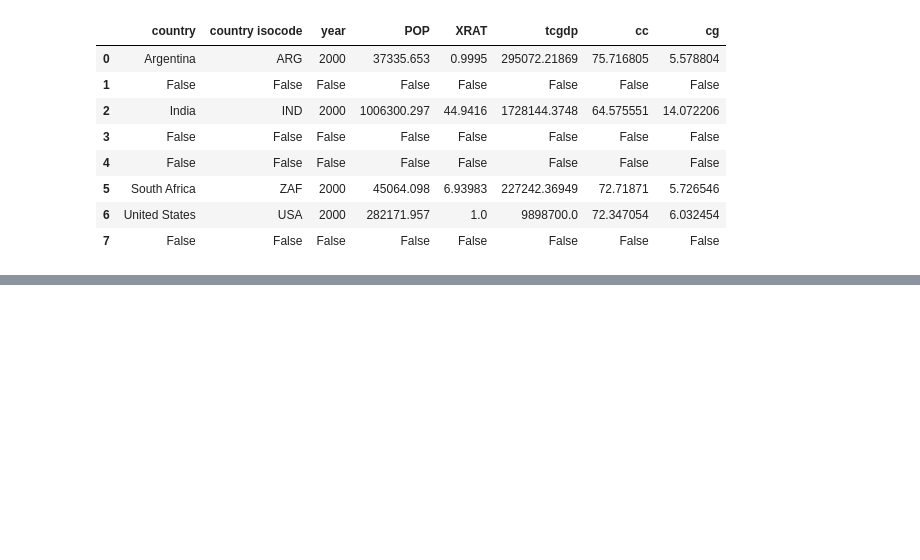
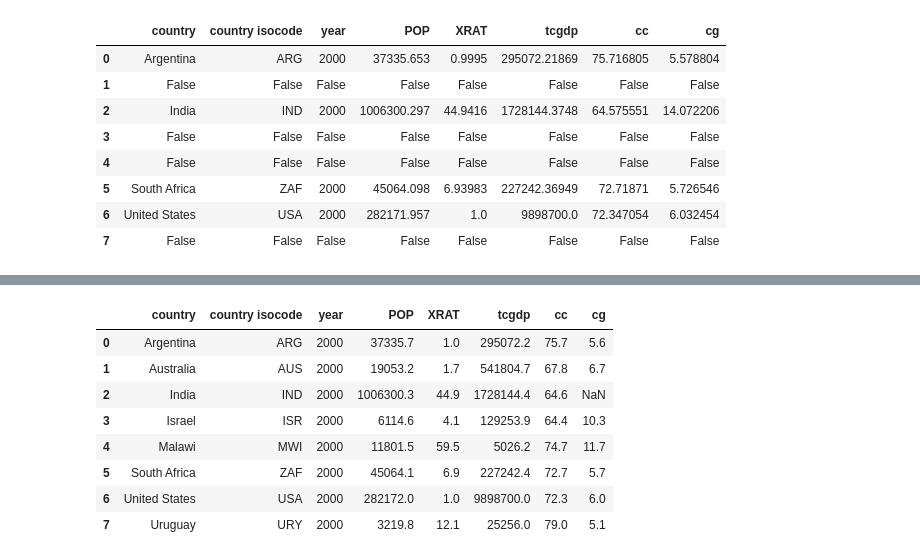
Before and after one commit to rabobahago/Python_ML_Data_Science, a Jupyter notebook: data_analyst/pandas/main.ipynb, the cells around one changed output, grey strips where cells are left out. Cells and saved outputs as stored; diff of their text form; code cells hidden in the pictures; blank space fills up the shorter version.

```diff
--- a/data_analyst/pandas/main.ipynb
+++ b/data_analyst/pandas/main.ipynb
@@ -262,0 +276,12 @@ def update_row(row):
+# %%
+df.applymap(lambda x: round(x, 1) if type(x) != str else x)
+# %% [output]
+|  | country | country isocode | year | POP | XRAT | tcgdp | cc | cg |
+| 0 | Argentina | ARG | 2000 | 37335.7 | 1.0 | 295072.2 | 75.7 | 5.6 |
+| 1 | Australia | AUS | 2000 | 19053.2 | 1.7 | 541804.7 | 67.8 | 6.7 |
+| 2 | India | IND | 2000 | 1006300.3 | 44.9 | 1728144.4 | 64.6 | NaN |
+| 3 | Israel | ISR | 2000 | 6114.6 | 4.1 | 129253.9 | 64.4 | 10.3 |
+| 4 | Malawi | MWI | 2000 | 11801.5 | 59.5 | 5026.2 | 74.7 | 11.7 |
+| 5 | South Africa | ZAF | 2000 | 45064.1 | 6.9 | 227242.4 | 72.7 | 5.7 |
+| 6 | United States | USA | 2000 | 282172.0 | 1.0 | 9898700.0 | 72.3 | 6.0 |
+| 7 | Uruguay | URY | 2000 | 3219.8 | 12.1 | 25256.0 | 79.0 | 5.1 |
```
Also changed, not shown: parts of 20 cells of this notebook.
